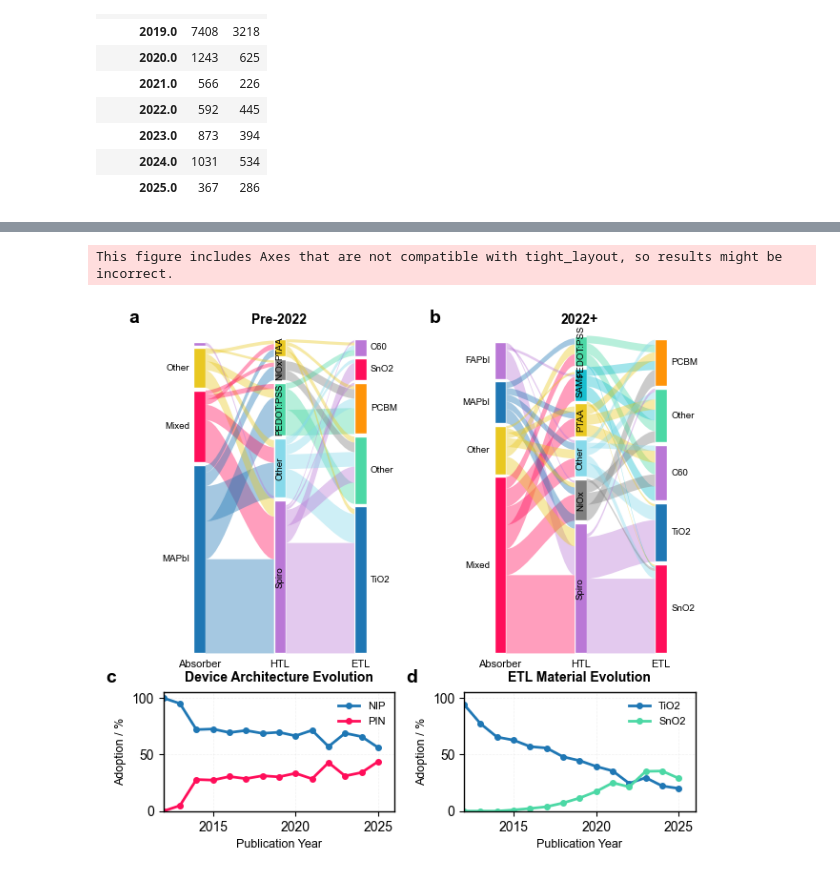
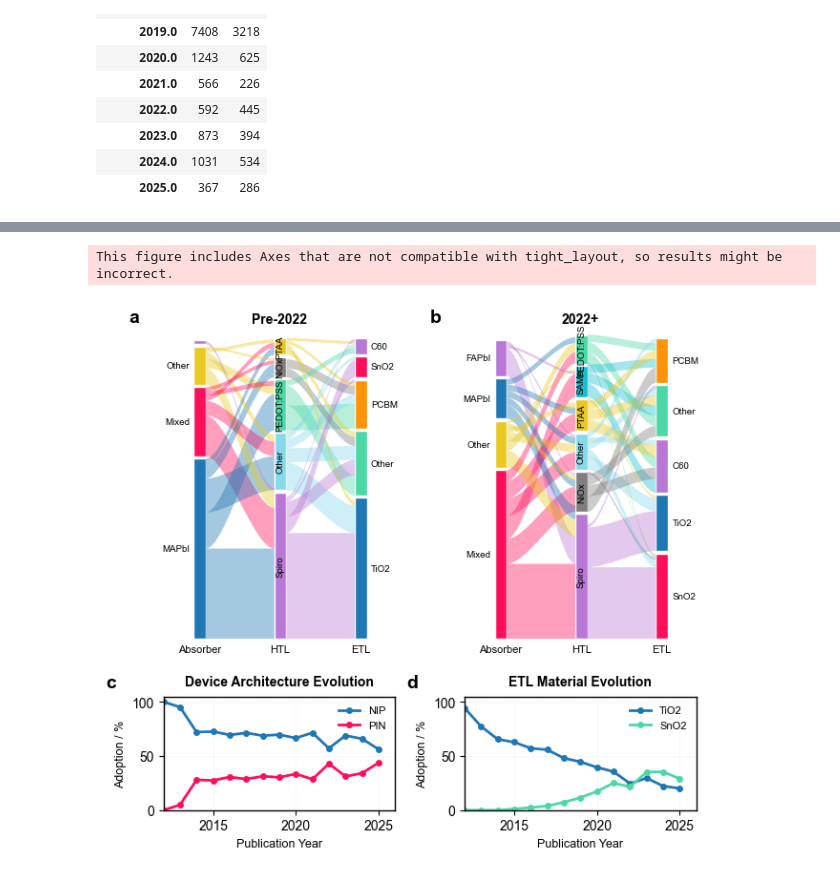
Before and after one commit to FAIRmat-NFDI/nomad-perovskite-solar-cells-database, a Jupyter notebook: src/perovskite_solar_cell_database/example_uploads/perovskite_database/architecture-evolution.ipynb, the cells around one changed output, grey strips where cells are left out. Drawn from its saved outputs; the diff is of its cells as text; code cells hidden in the pictures.

```diff
--- a/src/perovskite_solar_cell_database/example_uploads/perovskite_database/architecture-evolution.ipynb
+++ b/src/perovskite_solar_cell_database/example_uploads/perovskite_database/architecture-evolution.ipynb
@@ -142,7 +142,7 @@ def get_three_layer_flows(df_subset):
                 abs_simple = 'Other'
 
             for htl in htl_arr:
-                if not htl or htl == 'none' or htl == 'Unknown':
+                if not htl or htl in {'none', 'Unknown'}:
                     continue
                 if 'Spiro' in htl:
                     htl_simple = 'Spiro'
@@ -160,7 +160,7 @@ def get_three_layer_flows(df_subset):
                 abs_htl_flows[(abs_simple, htl_simple)] = abs_htl_flows.get((abs_simple, htl_simple), 0) + 1
 
                 for etl in etl_arr:
-                    if not etl or etl == 'none' or etl == 'Unknown':
+                    if not etl or etl in {'none', 'Unknown'}:
                         continue
                     if 'TiO2' in etl:
                         etl_simple = 'TiO2'
@@ -431,7 +431,7 @@ def get_etl_evolution(df):
             if etl_arr is None or not hasattr(etl_arr, '__iter__'):
                 continue
             for etl in etl_arr:
-                if etl and etl != 'none' and etl != 'Unknown':
+                if etl and etl not in {'none', 'Unknown'}:
                     all_etls.append(etl)
 
         if len(all_etls) == 0:
@@ -489,7 +489,7 @@ etl_line_colors = {'TiO2': '#1f77b4', 'SnO2': '#4cd8a5'}
 # Create 2x2 Nature figure with taller alluvial plots (panels a, b)
 # height_ratios makes top row 1.5x taller than bottom row
 fig = plt.figure(figsize=(7.2, 6.5))
-gs = fig.add_gridspec(2, 2, hspace=0.01, wspace=0.3, height_ratios=[3, 1])
+gs = fig.add_gridspec(2, 2, hspace=0.1, wspace=0.3, height_ratios=[3, 1])
 
 ax1 = fig.add_subplot(gs[0, 0])
 ax2 = fig.add_subplot(gs[0, 1])
@@ -512,31 +512,31 @@ for arch in arch_evolution.columns:
 
 ax3.set_xlabel('Publication Year', fontsize=9)
 ax3.set_ylabel('Adoption / %', fontsize=9)
 ax3.set_title('Device Architecture Evolution', fontsize=10, fontweight='bold', pad=8)
 ax3.legend(frameon=False, fontsize=8, loc='best')
 ax3.grid(True, alpha=0.3, linestyle='--', linewidth=0.5)
 ax3.set_xlim(2012, 2026)
 ax3.set_ylim(0, 105)
 
 # Draw ETL material evolution (panel d)
 ax4.text(-0.25, 1.05, 'd', fontsize=14, fontweight='bold',
         ha='left', va='bottom', transform=ax4.transAxes)
 
 for etl in ['TiO2', 'SnO2']:
     if etl in etl_evolution.columns:
         ax4.plot(etl_evolution.index, etl_evolution[etl], 'o-',
                 label=etl, color=etl_line_colors[etl], linewidth=2, markersize=4)
 
 ax4.set_xlabel('Publication Year', fontsize=9)
 ax4.set_ylabel('Adoption / %', fontsize=9)
 ax4.set_title('ETL Material Evolution', fontsize=10, fontweight='bold', pad=8)
 ax4.legend(frameon=False, fontsize=8, loc='best')
 ax4.grid(True, alpha=0.3, linestyle='--', linewidth=0.5)
 ax4.set_xlim(2012, 2026)
 ax4.set_ylim(0, 105)
 
 fig.tight_layout()
 fig.savefig("perovskite_solar_cell_evolution_figure.pdf",)
 # %% [output]
 This figure includes Axes that are not compatible with tight_layout, so results might be incorrect.
-[figure, old version]
+[figure, new version]
```
Also changed, not shown: parts of 3 cells of this notebook.
